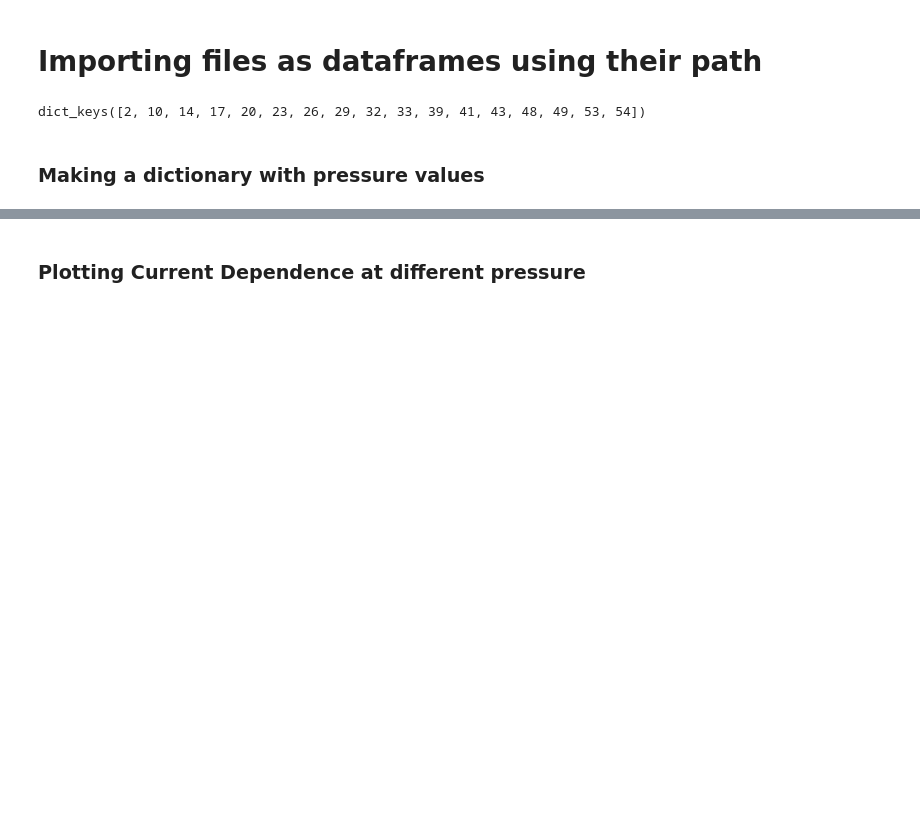
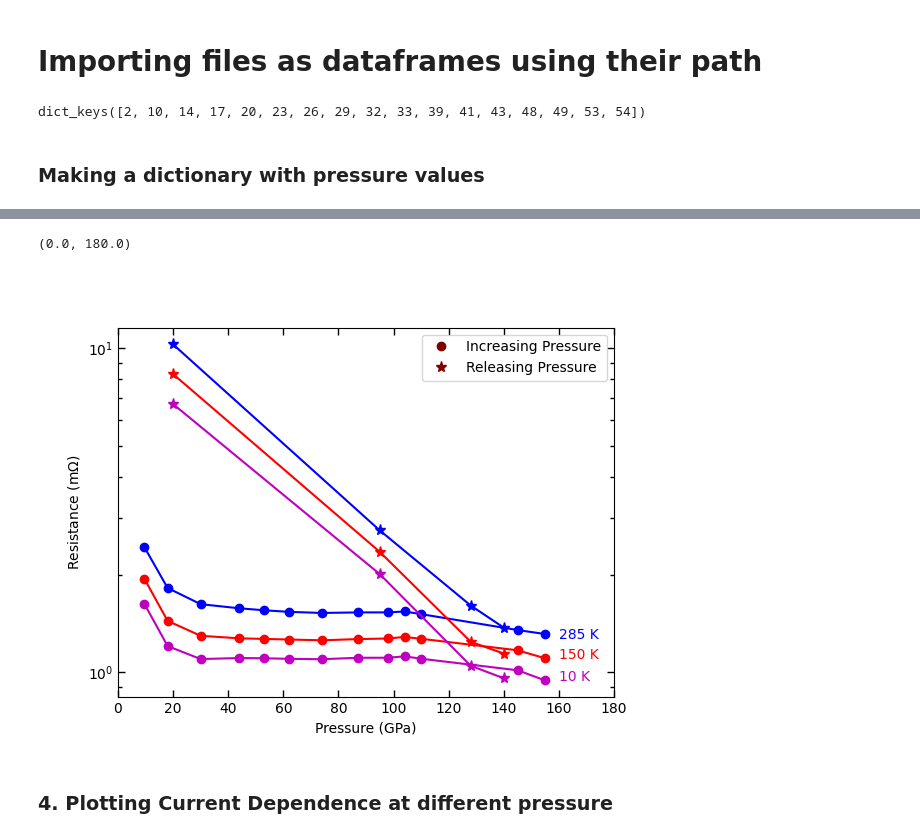
Before and after one commit to jhamlin-ufl/remob2, a Jupyter notebook: notebooks/02_ResistancePlotting.ipynb, the cells around one changed output, grey strips where cells are left out. Cells and saved outputs as stored; diff of their text form; code cells hidden in the pictures; blank space fills up the shorter version.

```diff
--- a/notebooks/02_ResistancePlotting.ipynb
+++ b/notebooks/02_ResistancePlotting.ipynb
@@ -237,9 +268,42 @@ Text(0, 0.5, 'Estimated Resistivity (m$\\Omega$-cm)')
+# %%
+fig,ax = plt.subplots()
+#Plotting Loading data
+
+ax.semilogy(P[0:13], R_285[0:13], '-o', color = 'b', )
+ax.semilogy(P[0:13], R_150[0:13], '-o', color = 'r')
+ax.semilogy(P[0:13], R_30[0:13], '-o', color = 'm')
+
+#Plotting Unloading
+
+ax.semilogy(P[13:18], R_285[13:18], '-*',markersize = 8, color = 'b')
+ax.semilogy(P[13:18], R_150[13:18], '-*', markersize = 8, color = 'r')
+ax.semilogy(P[13:18], R_30[13:18], '-*',markersize = 8, color = 'm')
+
+ax.text(160,1.27, '285 K', color = 'b')
+ax.text(160,1.1, '150 K', color = 'r')
+ax.text(160,0.94, '10 K', color = 'm')
+ax.set_xlabel('Pressure (GPa)')
+ax.set_ylabel('Resistance (m$\Omega$)')
+
+#Defining Legend handles, Defining empty lines for legend handles
+
+sphere = mlines.Line2D([],[],color = 'maroon',marker = 'o', linestyle = 'None',
+                       markersize = 6, label = 'Increasing Pressure')
+star = mlines.Line2D([], [], color='maroon', marker='*', linestyle='None',
+                          markersize=8, label='Releasing Pressure')
+ax.legend(handles = [sphere,star])
+ax.tick_params(axis="both",which = 'major', direction="in", length=5, width=1, top = True,right = True)
+ax.tick_params(axis="both",which = 'minor', direction="in", length=3, width=1, top = True, right = True)
+ax.set_xlim(0,180)
+# %% [output]
+(0.0, 180.0)
+[figure, added]
 # %%
 plt.savefig('../publication_ready/Resistance_Vs_Pressure_LandUL.pdf')
 # %%
 plt.close('all')
 # %% [markdown]
-### Plotting Current Dependence at different pressure
+### 4. Plotting Current Dependence at different pressure
 # %%
 dict_CD[50].drop(dict_CD[50].index[0:26160], inplace = True)
 dict_CD[51].drop(dict_CD[51].index[0:8612], inplace = True)
```
Also changed, not shown: parts of 9 cells of this notebook, 5 other files.
